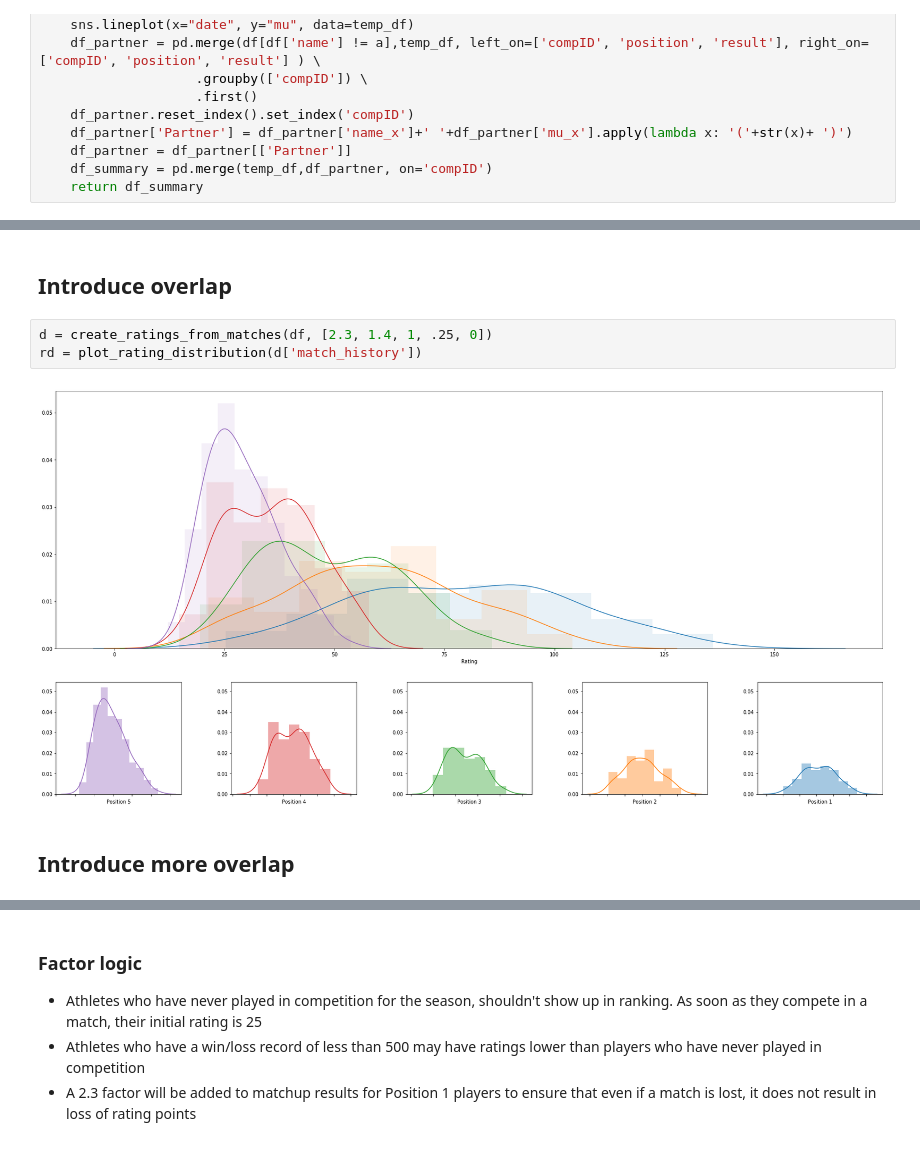
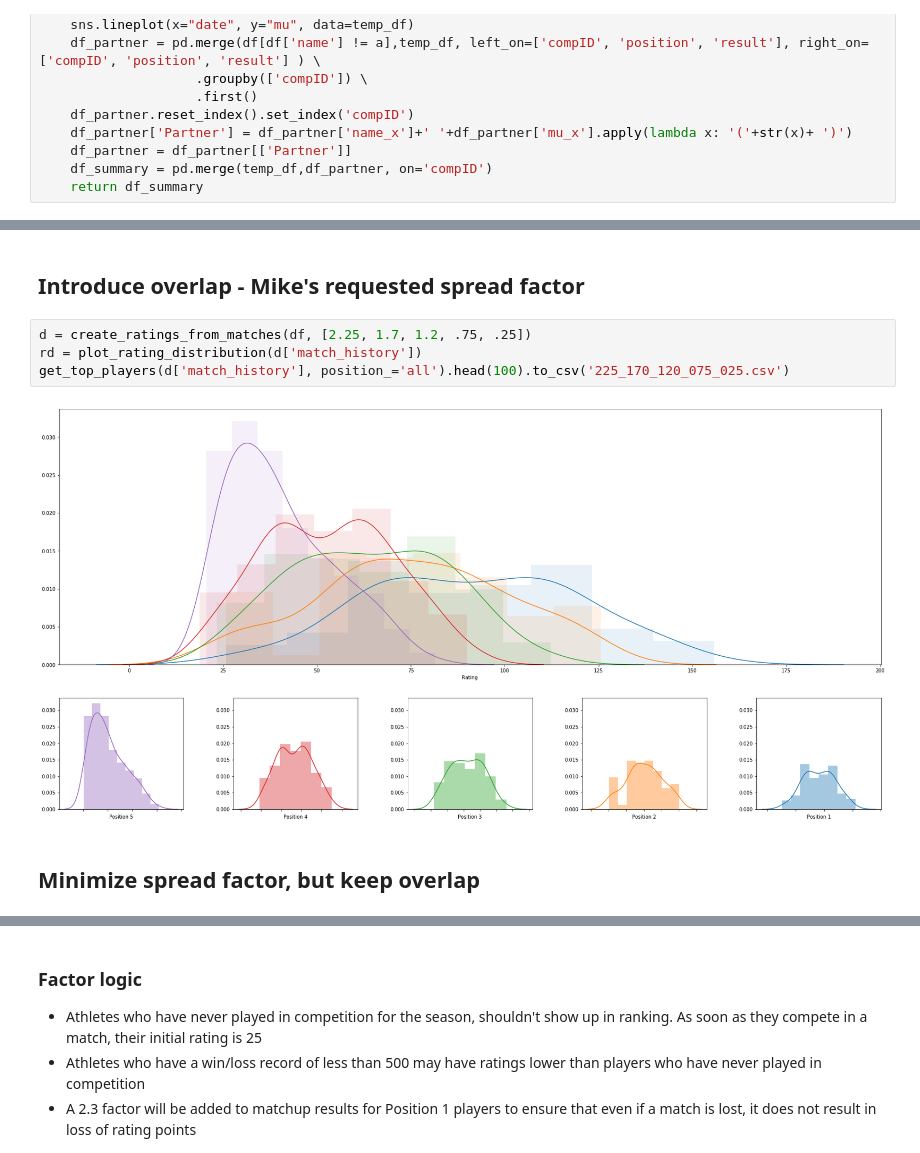
Before and after one commit to mas-dse-mhardist/collegebeachvball, a Jupyter notebook: Updated Rankings.ipynb, the cells around one changed output, grey strips where cells are left out. Drawn from its saved outputs; the diff is of its cells as text.

```diff
--- a/Updated Rankings.ipynb
+++ b/Updated Rankings.ipynb
@@ -238,14 +239,15 @@ rd = plot_rating_distribution(d['match_history'])
 # %% [output]
 [figure]
 # %% [markdown]
-## Introduce overlap
+## Introduce overlap - Mike's requested spread factor
 # %%
-d = create_ratings_from_matches(df, [2.3, 1.4, 1, .25, 0])
+d = create_ratings_from_matches(df, [2.25, 1.7, 1.2, .75, .25])
 rd = plot_rating_distribution(d['match_history'])
+get_top_players(d['match_history'], position_='all').head(100).to_csv('225_170_120_075_025.csv')
 # %% [output]
-[figure, old version]
+[figure, new version]
-# %% [markdown]
-## Introduce more overlap
+# %% [markdown]
+## Minimize spread factor, but keep overlap
 # %%
 d = create_ratings_from_matches(df, [1.1, .9, .5, .3, 0])
 rd = plot_rating_distribution(d['match_history'])
```
Also changed, not shown: parts of 11 cells of this notebook, 14 other files.
